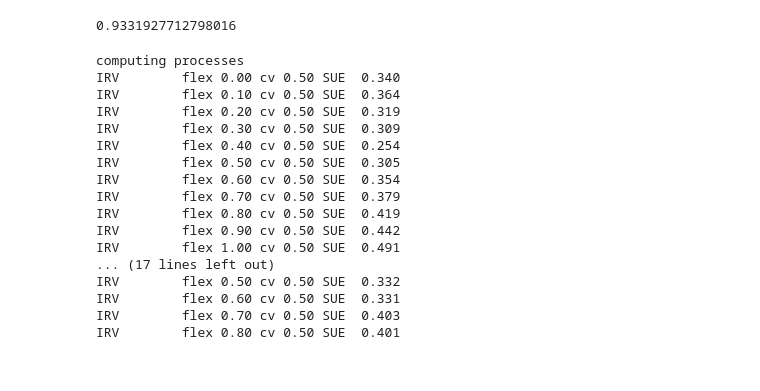
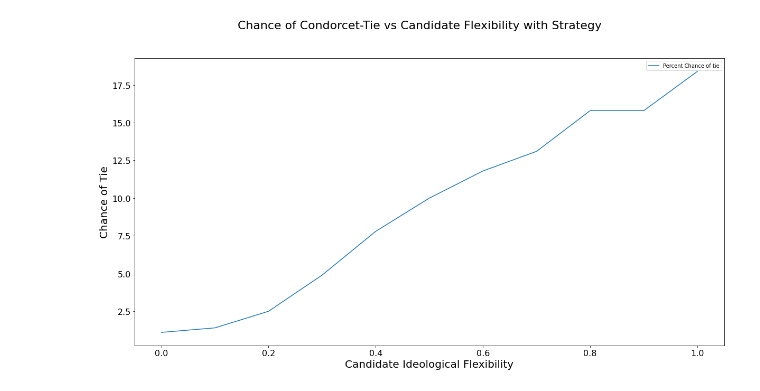
Before and after one commit to robbierobinette/bc-python, a Jupyter notebook: scratch.ipynb, the cells around one changed output. Drawn from its saved outputs; the diff is of its cells as text; code cells hidden in the pictures.

```diff
--- a/scratch.ipynb
+++ b/scratch.ipynb
@@ -173,10 +58,8 @@ SUE for reference data is cv: 1.00 cap 20.00 span  False   0.90
-# %%
-cumulative_normal_dist(1.5)
-# %% [output]
-0.9331927712798016
 # %%
 import matplotlib.pyplot as plt
-def make_line_plot(data, title, labels):
+def make_line_plot(data, title, labels,
+                   xlabel: str = "Candidate Ideological Flexibility (stddev)",
+                   ylabel: str = "Social Utility Efficiency"):
     n_rows = 1
     n_cols = 1
     fig, axis = plt.subplots(nrows=n_rows, ncols=n_cols, figsize=(20, 10))
@@ -194,31 +77,7 @@ def make_line_plot(data, title, labels):
         plt.plot(d[0], d[1], label =labels[i])
     plt.legend()
 
-    axis.set_xlabel("Candidate Ideological Flexibility (stddev)", fontsize=20)
-    axis.set_ylabel("Social Utility Efficiency", fontsize=20)
+    axis.set_xlabel(xlabel, fontsize=20)
+    axis.set_ylabel(ylabel, fontsize=20)
 
     plt.savefig("foo.png")
-
-
-plot_data_05 = make_plot_data(0.5)
-plot_data_10 = make_plot_data(1.0)
-make_line_plot(plot_data_05, "Social Utility Efficiency vs. Flexibility for Candidate Variance 0.5", ["Instant Runoff", "Condorcet-Minimax"])
-make_line_plot(plot_data_10, "Social Utility Efficiency vs. Flexibility for Candidate Variance 1.0", ["Instant Runoff", "Condorcet-Minimax"])
-# %% [output]
-computing processes
-IRV        flex 0.00 cv 0.50 SUE  0.340
-IRV        flex 0.10 cv 0.50 SUE  0.364
-IRV        flex 0.20 cv 0.50 SUE  0.319
-IRV        flex 0.30 cv 0.50 SUE  0.309
-IRV        flex 0.40 cv 0.50 SUE  0.254
-IRV        flex 0.50 cv 0.50 SUE  0.305
-IRV        flex 0.60 cv 0.50 SUE  0.354
-IRV        flex 0.70 cv 0.50 SUE  0.379
-IRV        flex 0.80 cv 0.50 SUE  0.419
-IRV        flex 0.90 cv 0.50 SUE  0.442
-IRV        flex 1.00 cv 0.50 SUE  0.491
-... (17 lines left out)
-IRV        flex 0.50 cv 0.50 SUE  0.332
-IRV        flex 0.60 cv 0.50 SUE  0.331
-IRV        flex 0.70 cv 0.50 SUE  0.403
-IRV        flex 0.80 cv 0.50 SUE  0.401
@@ -224,0 +92,37 @@ IRV        flex 0.80 cv 0.50 SUE  0.401
+# %%
+def make_tie_flex_plot():
+    data =  \
+    """H2H        flex 0.00 cv 0.50 SUE  0.991   1.10
+    H2H        flex 0.10 cv 0.50 SUE  0.997   1.40
+    H2H        flex 0.20 cv 0.50 SUE  1.031   2.50
+    H2H        flex 0.30 cv 0.50 SUE  1.051   4.90
+    H2H        flex 0.40 cv 0.50 SUE  1.069   7.80
+    H2H        flex 0.50 cv 0.50 SUE  1.089  10.00
+    H2H        flex 0.60 cv 0.50 SUE  1.086  11.80
+    H2H        flex 0.70 cv 0.50 SUE  1.090  13.10
+    H2H        flex 0.80 cv 0.50 SUE  1.095  15.80
+    H2H        flex 0.90 cv 0.50 SUE  1.093  15.80
+    H2H        flex 1.00 cv 0.50 SUE  1.094  18.40
+    """
+
+    lines = data.split("\n")
+    lines
+
+    t = []
+    x = []
+    for l in lines:
+        f = l.split()
+        if len(f) >= 8:
+            t.append(float(f[7]))
+            x.append(float(f[2]))
+
+
+    make_line_plot([[x, t]],
+                   "Chance of Condorcet-Tie vs Candidate Flexibility with Strategy",
+                   ["Percent Chance of tie"],
+                   "Candidate Ideological Flexibility",
+                   "Chance of Tie"
+                   )
+make_tie_flex_plot()
+# %% [output]
+[figure, added]
```
Also changed, not shown: parts of 5 cells of this notebook, 9 other files.
